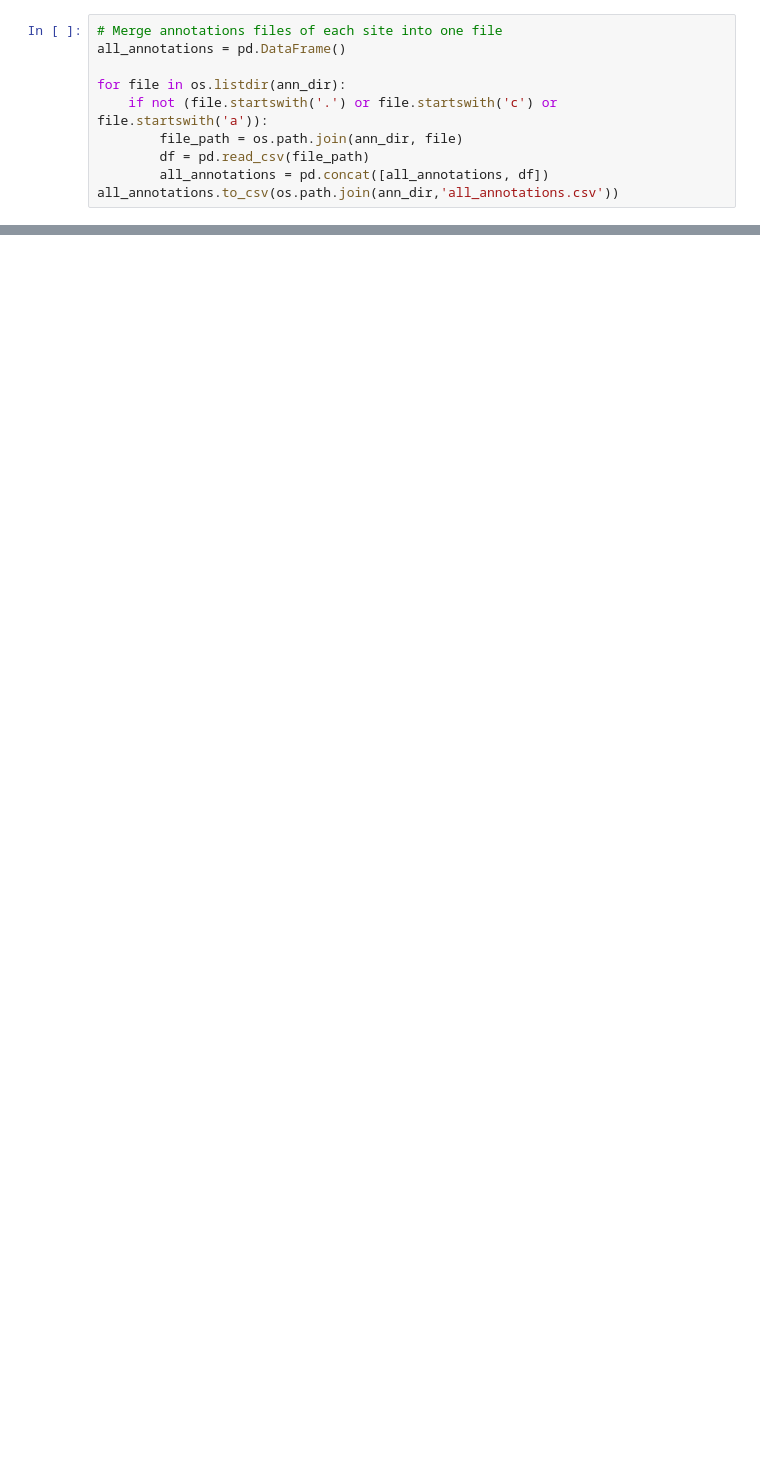
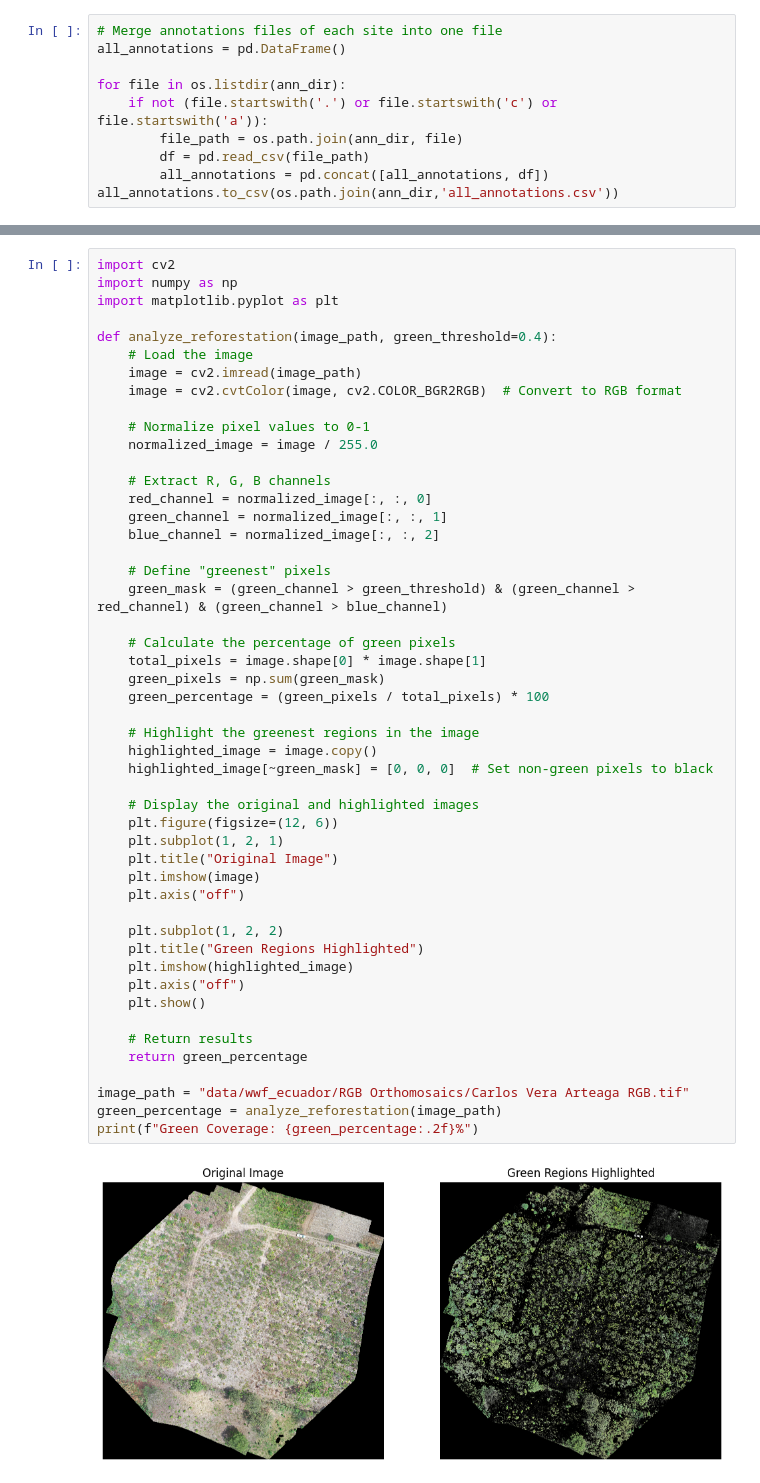
Before and after one commit to clee24/ReforesTree, a Jupyter notebook: ReforesTree.ipynb, the cells around one changed output, grey strips where cells are left out. Saved outputs shown, nothing was run; the diff lists cells and outputs as text; blank space fills up the shorter version.

```diff
--- a/ReforesTree.ipynb
+++ b/ReforesTree.ipynb
@@ -364,0 +241,51 @@ TBD
+# %%
+import cv2
+import numpy as np
+import matplotlib.pyplot as plt
+
+def analyze_reforestation(image_path, green_threshold=0.4):
+    # Load the image
+    image = cv2.imread(image_path)
+    image = cv2.cvtColor(image, cv2.COLOR_BGR2RGB)  # Convert to RGB format
+
+    # Normalize pixel values to 0-1
+    normalized_image = image / 255.0
+
+    # Extract R, G, B channels
+    red_channel = normalized_image[:, :, 0]
+    green_channel = normalized_image[:, :, 1]
+    blue_channel = normalized_image[:, :, 2]
+
+    # Define "greenest" pixels
+    green_mask = (green_channel > green_threshold) & (green_channel > red_channel) & (green_channel > blue_channel)
+
+    # Calculate the percentage of green pixels
+    total_pixels = image.shape[0] * image.shape[1]
+    green_pixels = np.sum(green_mask)
+    green_percentage = (green_pixels / total_pixels) * 100
+
+    # Highlight the greenest regions in the image
+    highlighted_image = image.copy()
+    highlighted_image[~green_mask] = [0, 0, 0]  # Set non-green pixels to black
+
+    # Display the original and highlighted images
+    plt.figure(figsize=(12, 6))
+    plt.subplot(1, 2, 1)
+    plt.title("Original Image")
+    plt.imshow(image)
+    plt.axis("off")
+
+    plt.subplot(1, 2, 2)
+    plt.title("Green Regions Highlighted")
+    plt.imshow(highlighted_image)
+    plt.axis("off")
+    plt.show()
+
+    # Return results
+    return green_percentage
+
+image_path = "data/wwf_ecuador/RGB Orthomosaics/Carlos Vera Arteaga RGB.tif"
+green_percentage = analyze_reforestation(image_path)
+print(f"Green Coverage: {green_percentage:.2f}%")
+# %% [output]
+[figure, added]
```
Also changed, not shown: parts of 17 cells of this notebook.
